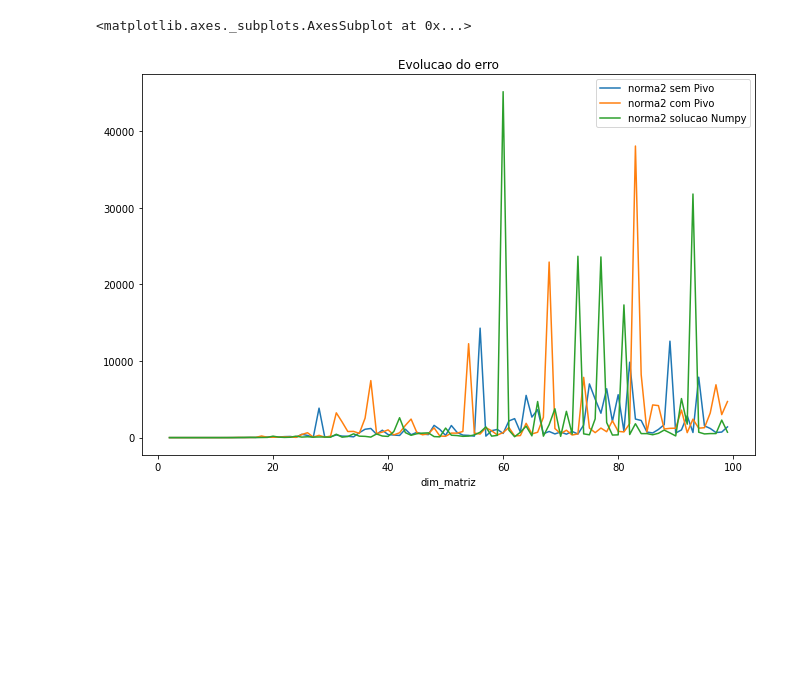
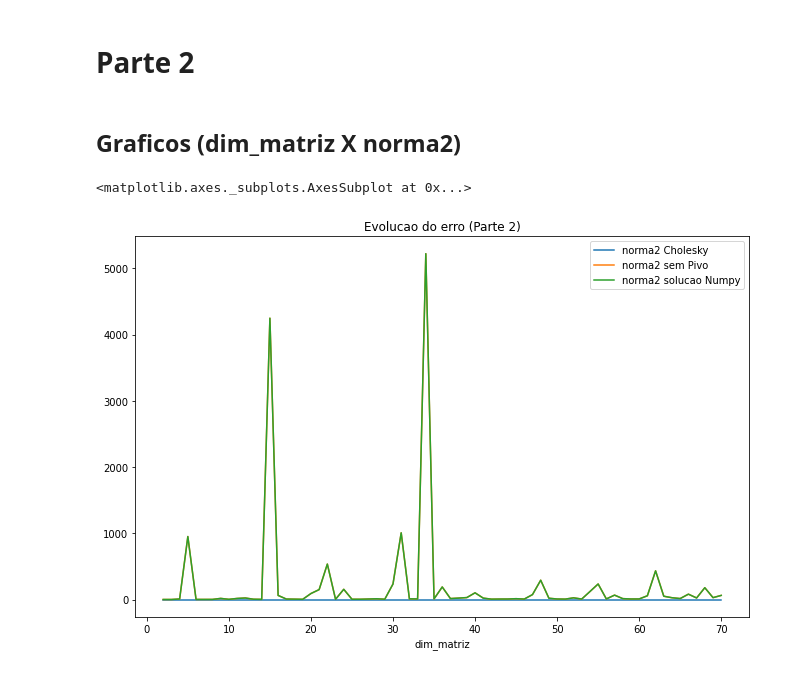
Before and after one commit to Gugres/estudo_de_sitemas_lineares, a Jupyter notebook: T1/geracao_graficos.ipynb, the cells around one changed output. Cells and saved outputs as stored; diff of their text form; code cells hidden in the pictures; blank space fills up the shorter version.

```diff
--- a/T1/geracao_graficos.ipynb
+++ b/T1/geracao_graficos.ipynb
@@ -31,5 +53,9 @@ Index(['dim_matriz', 'norma2 sem Pivo', 'determinante sem Pivo',
+# %% [markdown]
+# Parte 2
+# %% [markdown]
+## Graficos (dim_matriz X norma2)
 # %%
-df_Hilbert.plot(x="dim_matriz", y=['norma2 sem Pivo', 'norma2 com Pivo', 'norma2 solucao Numpy'], title="Evolucao do erro")
+df_Cholesky.plot(x="dim_matriz", y=['norma2 Cholesky', 'norma2 sem Pivo', 'norma2 solucao Numpy'], title="Evolucao do erro (Parte 2)")
 # %% [output]
 <matplotlib.axes._subplots.AxesSubplot at 0x...>
-[figure, old version]
+[figure, new version]
```
Also changed, not shown: parts of 14 cells of this notebook, 10 other files.
